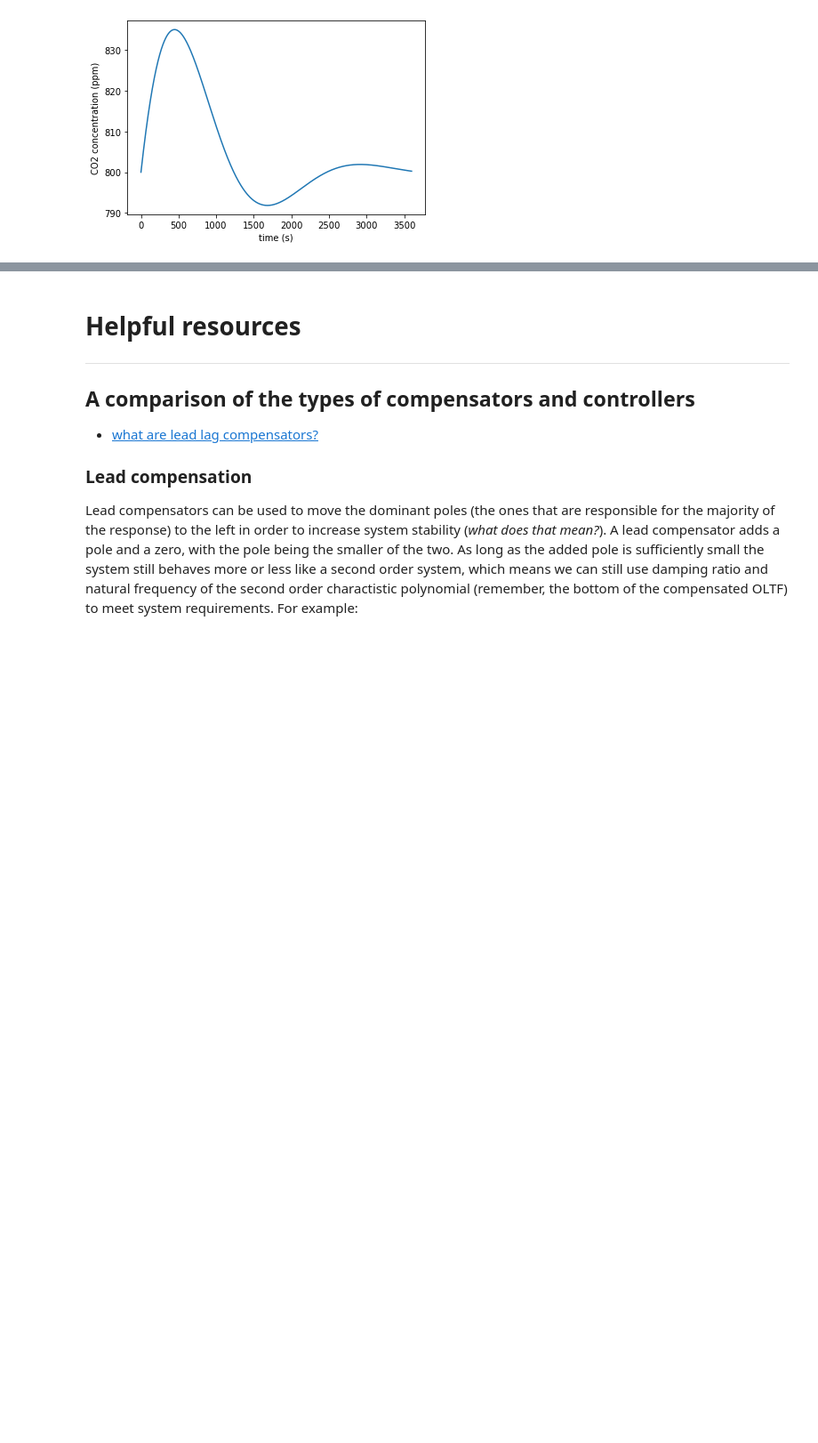
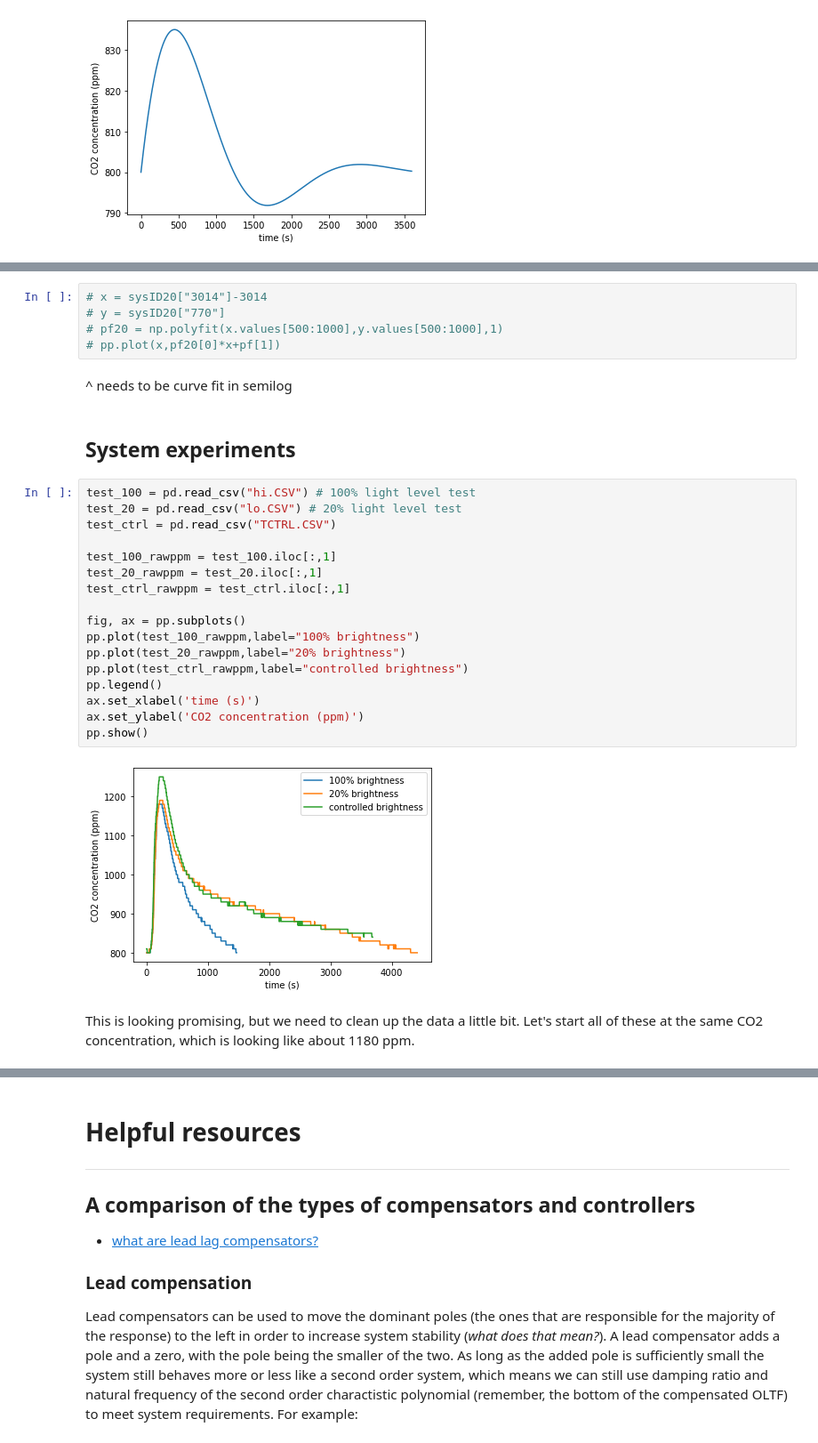
Before and after one commit to cbgeiman/bioreactor, a Jupyter notebook: controller/controldesign.ipynb, the cells around one changed output, grey strips where cells are left out. Shown: that part at 89% size. Cells and saved outputs as stored; diff of their text form; blank space fills up the shorter version.

Commit message:
add experimental data

```diff
--- a/controller/controldesign.ipynb
+++ b/controller/controldesign.ipynb
@@ -429,0 +518,30 @@ pp.plot(t_PI,y_PI+800)
+# %%
+# x = sysID20["3014"]-3014
+# y = sysID20["770"]
+# pf20 = np.polyfit(x.values[500:1000],y.values[500:1000],1)
+# pp.plot(x,pf20[0]*x+pf[1])
+# %% [markdown]
+^ needs to be curve fit in semilog
+# %% [markdown]
+## System experiments
+# %%
+test_100 = pd.read_csv("hi.CSV") # 100% light level test
+test_20 = pd.read_csv("lo.CSV") # 20% light level test
+test_ctrl = pd.read_csv("TCTRL.CSV")
+
+test_100_rawppm = test_100.iloc[:,1]
+test_20_rawppm = test_20.iloc[:,1]
+test_ctrl_rawppm = test_ctrl.iloc[:,1]
+
+fig, ax = pp.subplots()
+pp.plot(test_100_rawppm,label="100% brightness")
+pp.plot(test_20_rawppm,label="20% brightness")
+pp.plot(test_ctrl_rawppm,label="controlled brightness")
+pp.legend()
+ax.set_xlabel('time (s)')
+ax.set_ylabel('CO2 concentration (ppm)')
+pp.show()
+# %% [output]
+[figure, added]
+# %% [markdown]
+This is looking promising, but we need to clean up the data a little bit. Let's start all of these at the same CO2 concentration, which is looking like about 1180 ppm.
```
Also changed, not shown: parts of 17 cells of this notebook, 8 other files.
